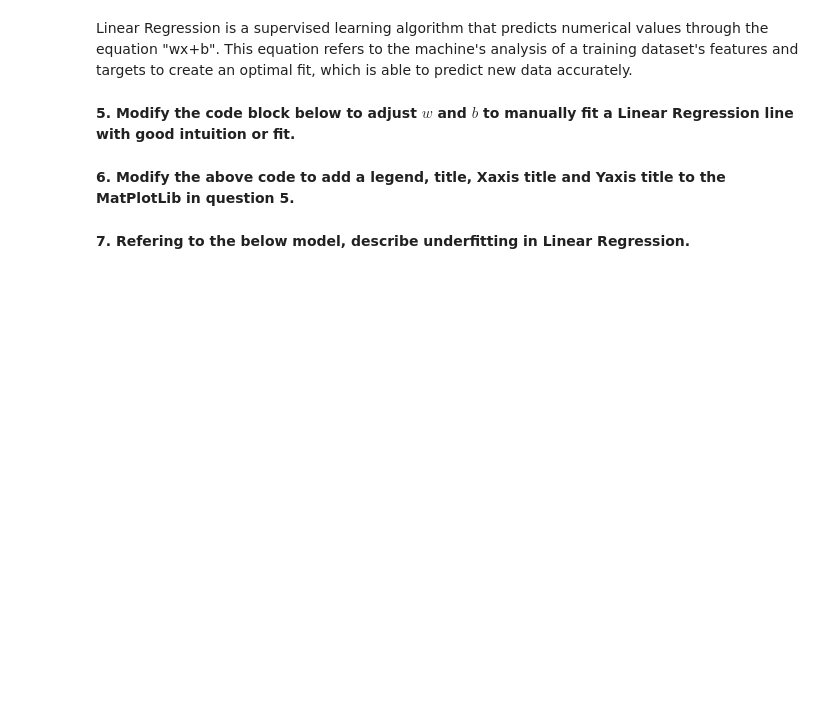
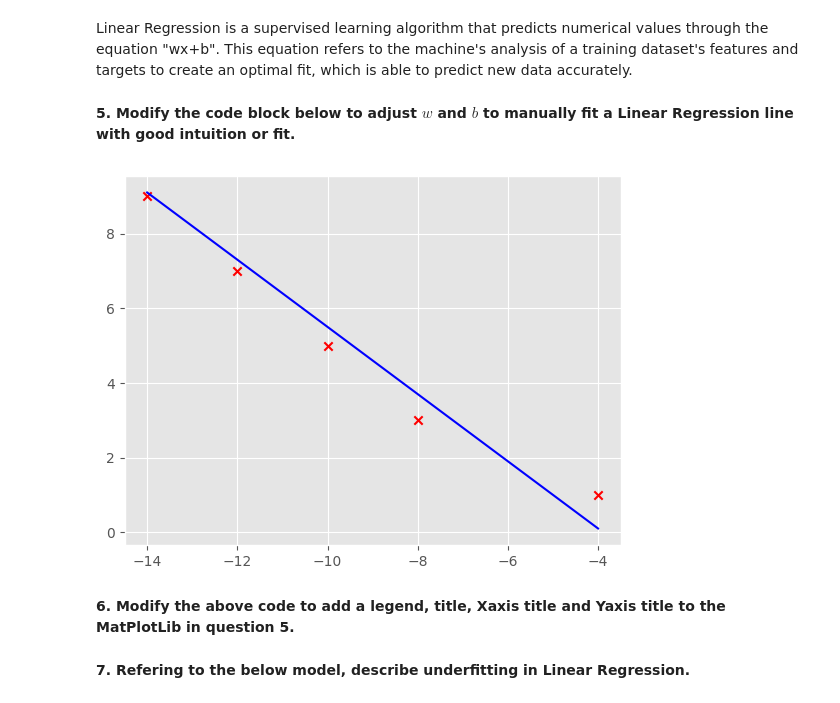
Before and after one commit to gerrardfong/SoftwareAutomation_Resources, a Jupyter notebook: Week_1_-_Linear_Regression/9.Week_1_Problem_Set.ipynb, the cells around one changed output. Cells and saved outputs as stored; diff of their text form; code cells hidden in the pictures; blank space fills up the shorter version.

```diff
--- a/Week_1_-_Linear_Regression/9.Week_1_Problem_Set.ipynb
+++ b/Week_1_-_Linear_Regression/9.Week_1_Problem_Set.ipynb
@@ -57,15 +65,17 @@ __5. Modify the code block below to adjust $w$ and $b$ to manually fit a Linear
 # %%
 x_train = np.array([[-4], [-8], [-10], [-12], [-14]])
 y_train = np.array([1, 3, 5, 7, 9])
 
-w = 0
-b = 0
+w = -0.9
+b = -3.5
 
 tmp_f_wb = compute_model_output(x_train, w, b,)
 
 plt.plot(x_train, tmp_f_wb, c='b',label='Our Prediction')
 plt.scatter(x_train, y_train, marker='x', c='r',label='Actual Values')
 plt.show()
+# %% [output]
+[figure, added]
 # %% [markdown]
 __6. Modify the above code to add a legend, title, Xaxis title and Yaxis title to the MatPlotLib in question 5.__
 # %%
```
Also changed, not shown: parts of 3 cells of this notebook, 1 other file.
